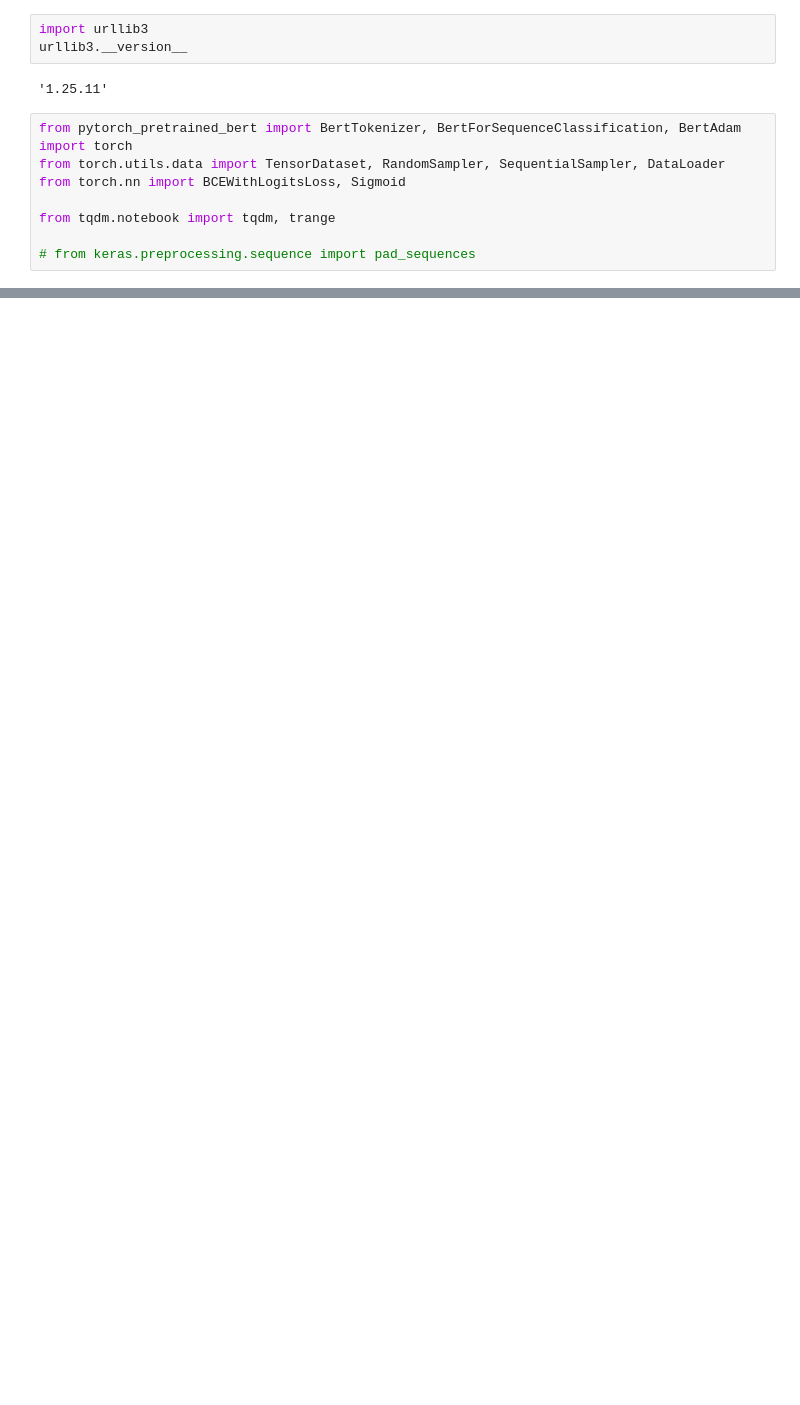
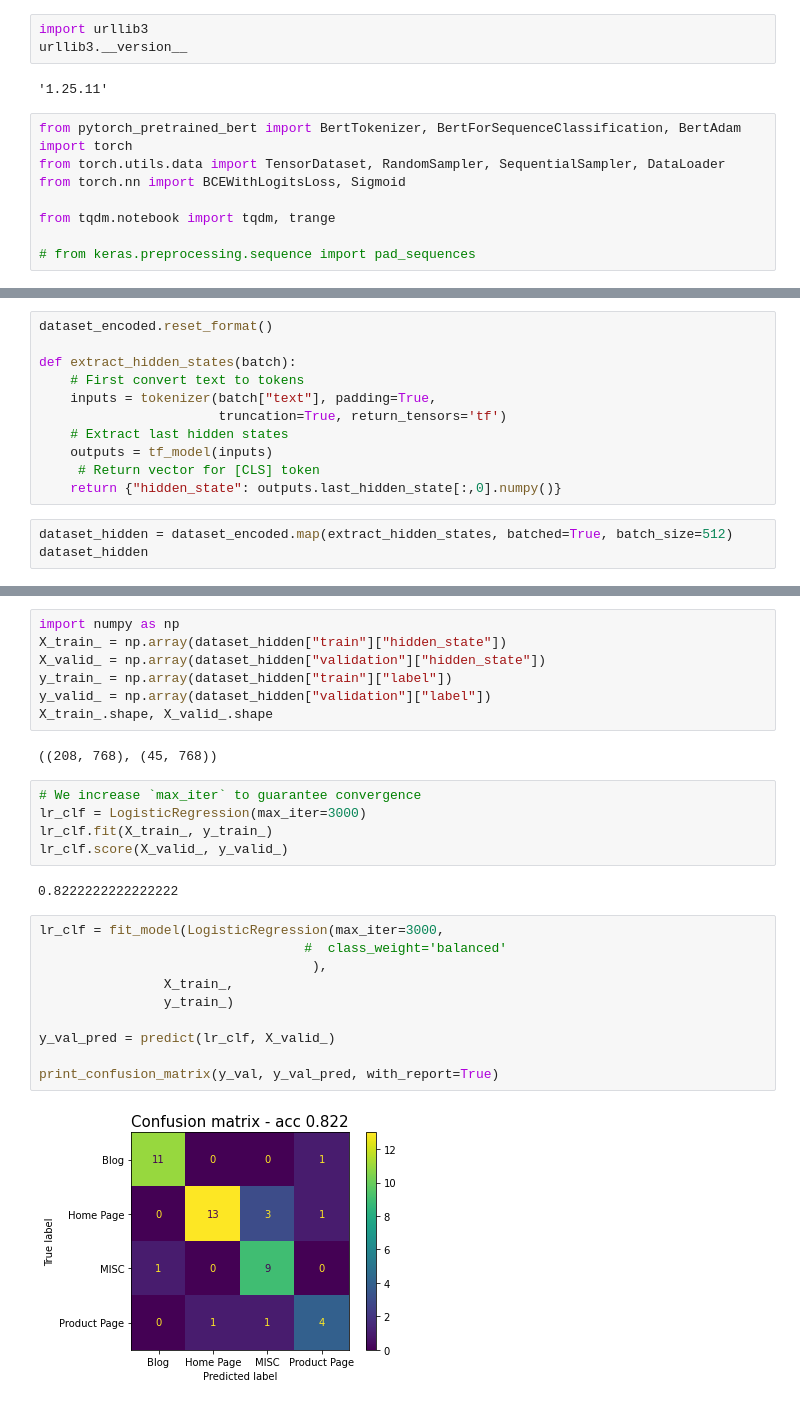
Before and after one commit to hmatzner/text-classification, a Jupyter notebook: url_classification.ipynb, the cells around one changed output, grey strips where cells are left out. Saved outputs shown, nothing was run; the diff lists cells and outputs as text; blank space fills up the shorter version.

Commit message:
distilbert model implemented, acc 0.82 w log regression, bug with transformers

```diff
--- a/url_classification.ipynb
+++ b/url_classification.ipynb
@@ -736,0 +967,14 @@ from tqdm.notebook import tqdm, trange
+# %%
+dataset_encoded.reset_format()
+
+def extract_hidden_states(batch):
+    # First convert text to tokens
+    inputs = tokenizer(batch["text"], padding=True,
+                       truncation=True, return_tensors='tf')
+    # Extract last hidden states
+    outputs = tf_model(inputs)
+     # Return vector for [CLS] token
+    return {"hidden_state": outputs.last_hidden_state[:,0].numpy()}
+# %%
+dataset_hidden = dataset_encoded.map(extract_hidden_states, batched=True, batch_size=512)
+dataset_hidden
@@ -736,0 +1017,28 @@ from tqdm.notebook import tqdm, trange
+# %%
+import numpy as np
+X_train_ = np.array(dataset_hidden["train"]["hidden_state"])
+X_valid_ = np.array(dataset_hidden["validation"]["hidden_state"])
+y_train_ = np.array(dataset_hidden["train"]["label"])
+y_valid_ = np.array(dataset_hidden["validation"]["label"])
+X_train_.shape, X_valid_.shape
+# %% [output]
+((208, 768), (45, 768))
+# %%
+# We increase `max_iter` to guarantee convergence
+lr_clf = LogisticRegression(max_iter=3000)
+lr_clf.fit(X_train_, y_train_)
+lr_clf.score(X_valid_, y_valid_)
+# %% [output]
+0.8222222222222222
+# %%
+lr_clf = fit_model(LogisticRegression(max_iter=3000,
+                                  #  class_weight='balanced'
+                                   ),
+                X_train_,
+                y_train_)
+
+y_val_pred = predict(lr_clf, X_valid_)
+
+print_confusion_matrix(y_val, y_val_pred, with_report=True)
+# %% [output]
+[figure, added]
```
Also changed, not shown: parts of 53 cells of this notebook.
